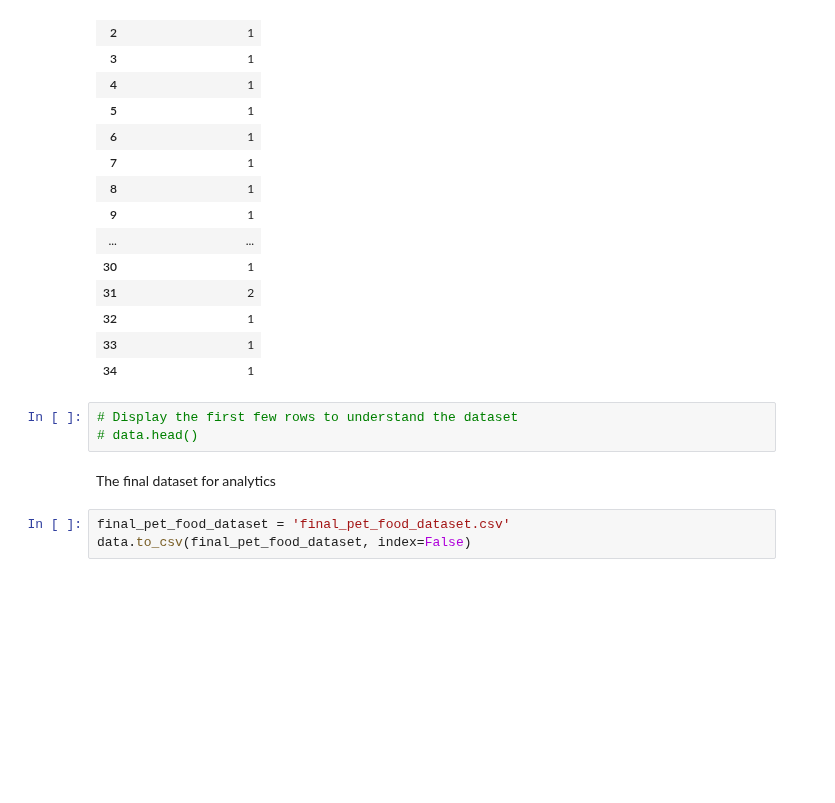
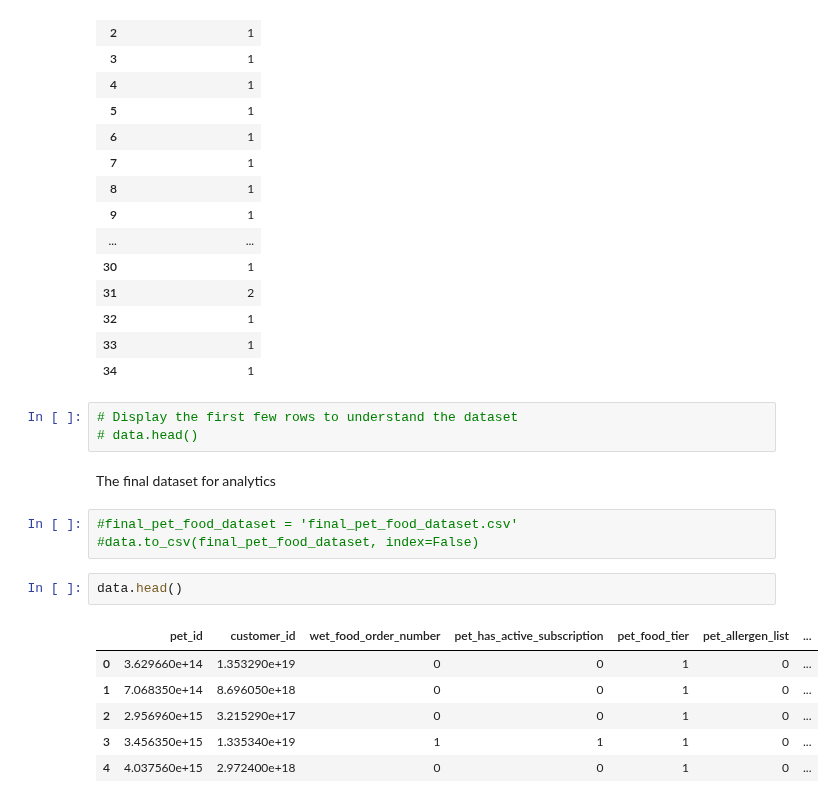
Before and after one commit to hotteleport/Advanced-Data-Analytics, a Jupyter notebook: ex.1/classification dataset folder/cleaning_data.ipynb, the cells around one changed output. Cells and saved outputs as stored; diff of their text form; blank space fills up the shorter version.

```diff
--- a/ex.1/classification dataset folder/cleaning_data.ipynb
+++ b/ex.1/classification dataset folder/cleaning_data.ipynb
@@ -310,5 +310,14 @@ data[['pet_life_stage_at_order']].head(35)
 # %% [markdown]
 The final dataset for analytics
 # %%
-final_pet_food_dataset = 'final_pet_food_dataset.csv'
-data.to_csv(final_pet_food_dataset, index=False)
+#final_pet_food_dataset = 'final_pet_food_dataset.csv'
+#data.to_csv(final_pet_food_dataset, index=False)
+# %%
+data.head()
+# %% [output]
+|  | pet_id | customer_id | wet_food_order_number | pet_has_active_subscription | pet_food_tier | pet_allergen_list | ... |
+| 0 | 3.629660e+14 | 1.353290e+19 | 0 | 0 | 1 | 0 | ... |
+| 1 | 7.068350e+14 | 8.696050e+18 | 0 | 0 | 1 | 0 | ... |
+| 2 | 2.956960e+15 | 3.215290e+17 | 0 | 0 | 1 | 0 | ... |
+| 3 | 3.456350e+15 | 1.335340e+19 | 1 | 1 | 1 | 0 | ... |
+| 4 | 4.037560e+15 | 2.972400e+18 | 0 | 0 | 1 | 0 | ... |
```
Also changed, not shown: 4 other files.
